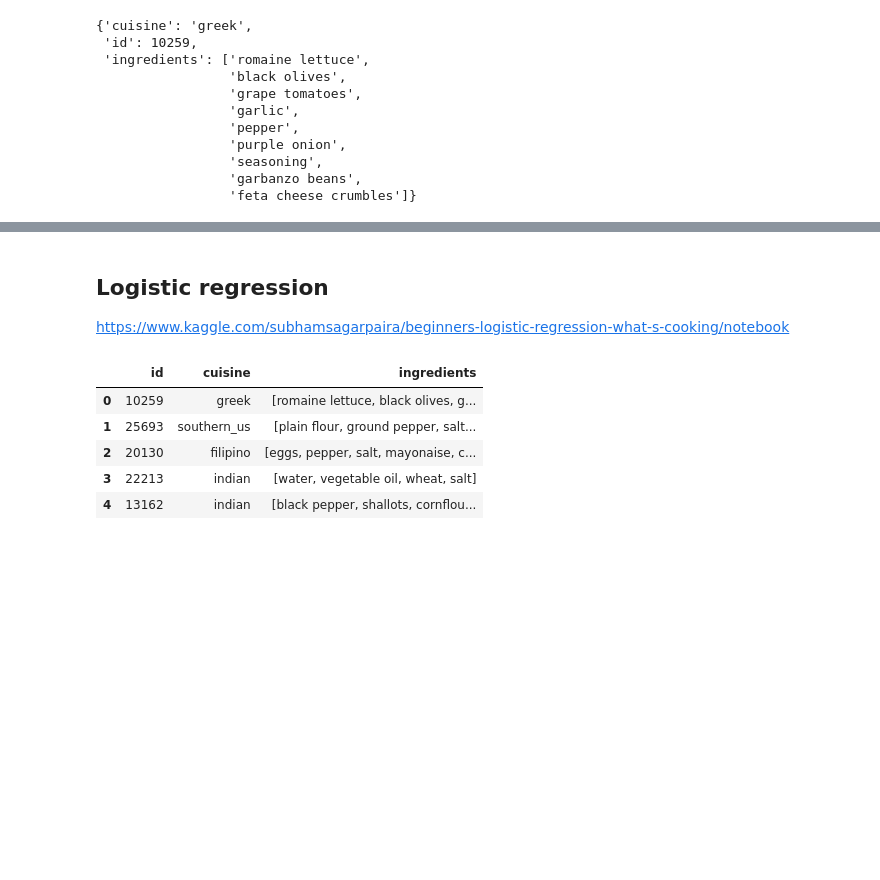
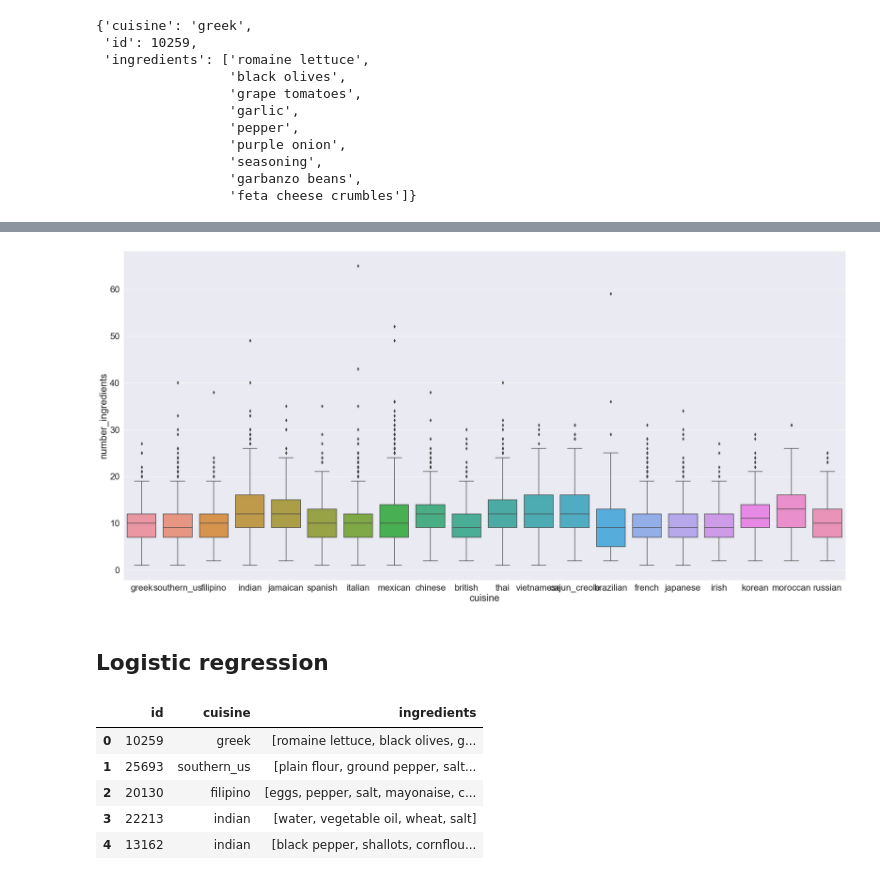
Before and after one commit to allafort/Miamiam, a Jupyter notebook: Classify_cuisine.ipynb, the cells around one changed output, grey strips where cells are left out. Saved outputs shown, nothing was run; the diff lists cells and outputs as text; code cells hidden in the pictures; blank space fills up the shorter version.

```diff
--- a/Classify_cuisine.ipynb
+++ b/Classify_cuisine.ipynb
@@ -64,6 +131,14 @@ train_data['cuisine_encoded'] = train_Y
+# %%
+f, ax = plt.subplots(figsize=(32,15))
+sns.boxplot(x='cuisine',
+            y='number_ingredients',
+            data= (pd.concat([train.cuisine,train.ingredients.map(lambda l: len(l))], axis=1)
+                    .rename(columns={'ingredients':'number_ingredients'}))
+            ) ;
+# %% [output]
+[figure, added]
 # %% [markdown]
 ## Logistic  regression
-https://www.kaggle.com/subhamsagarpaira/beginners-logistic-regression-what-s-cooking/notebook
 # %%
 train_data.head()
 # %% [output]
```
Also changed, not shown: parts of 70 cells of this notebook, 7 other files.
